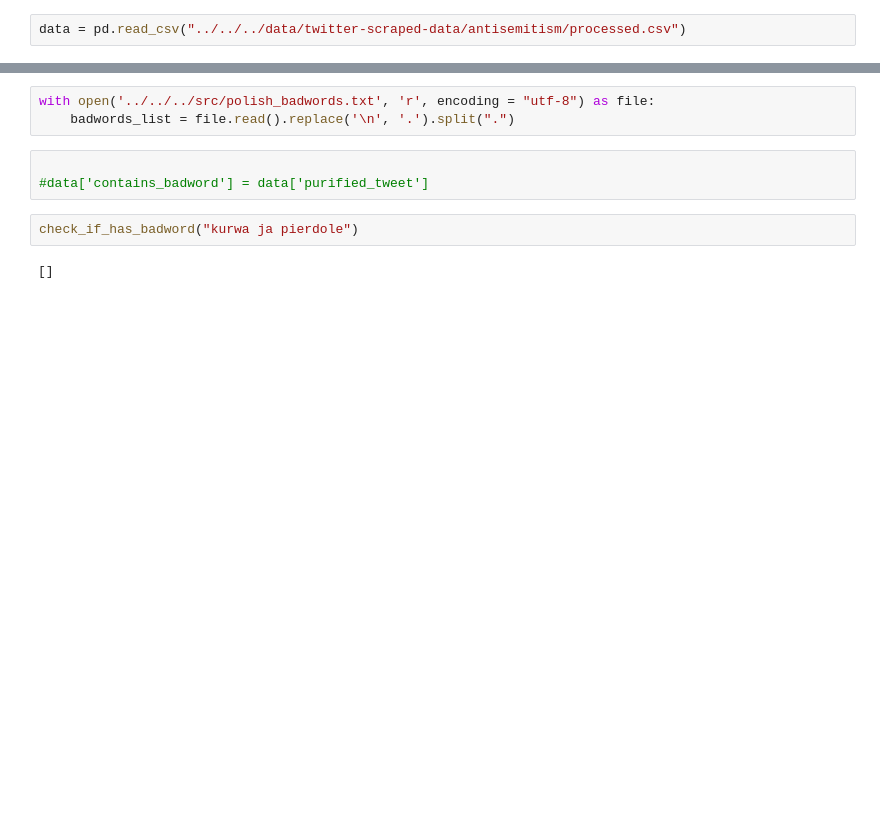
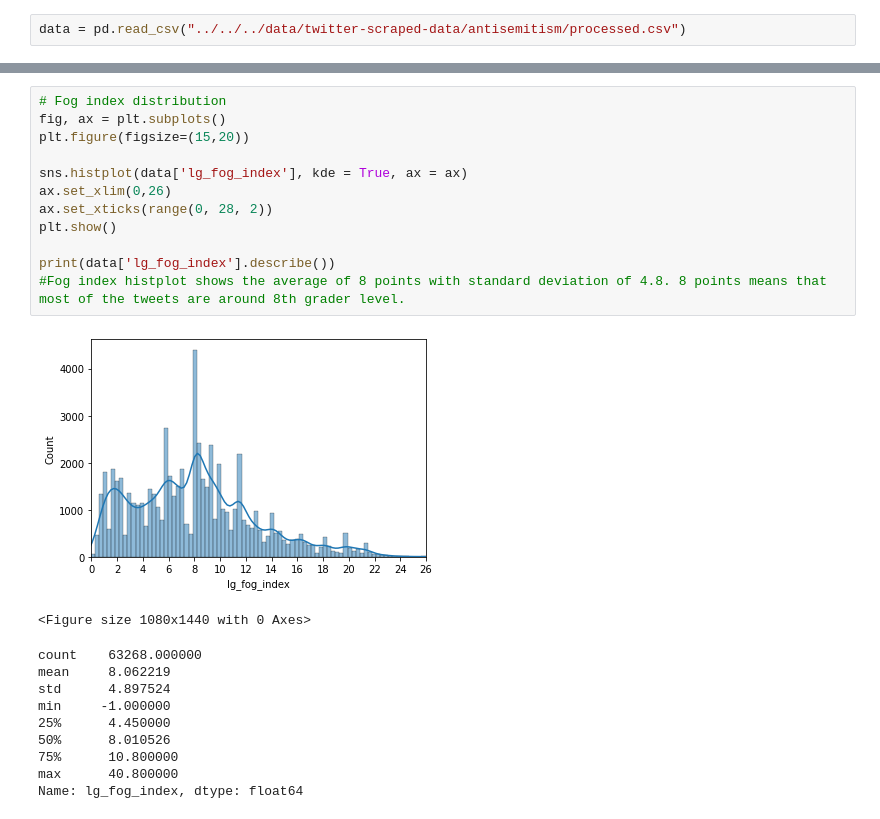
Before and after one commit to Stowarzyszenie-Pravda/pravda_toolkit, a Jupyter notebook: notebooks/narrator-notebooks/antisemitism/narrator-antisemitism.ipynb, the cells around one changed output, grey strips where cells are left out. Cells and saved outputs as stored; diff of their text form; blank space fills up the shorter version.

```diff
--- a/notebooks/narrator-notebooks/antisemitism/narrator-antisemitism.ipynb
+++ b/notebooks/narrator-notebooks/antisemitism/narrator-antisemitism.ipynb
@@ -14,13 +17,27 @@ data.head()
 | 2 | 1465096114126864391 | 1464992046821871621 | 2021-11-29 00:11:48 | @AM_Zukowska Zaden szanujacy sie ... | [] | 1329201104526127104 | Wonski4 | Hebrew Hammer | https://twitter.com/Wonski4/statu... | ... |
 | 3 | 1465082612301668364 | 1465058551106256905 | 2021-11-28 23:18:09 | @PitBrat51 o, żyd daniels opowied... | [] | 859073386584178690 | m_odziej | Młodziej ♂️ 🇵🇱 كافر #WhiteLivesMa... | https://twitter.com/m_odziej/stat... | ... |
 | 4 | 1465080064219955202 | 1464292873898237959 | 2021-11-28 23:08:01 | @MuzeumAuschwitz Przykre...cieszę... | [] | 1440208701562908680 | Anna80693377 | Anna | https://twitter.com/Anna80693377/... | ... |
-# %%
-with open('../../../src/polish_badwords.txt', 'r', encoding = "utf-8") as file:
-    badwords_list = file.read().replace('\n', '.').split(".")
-# %%
-
-#data['contains_badword'] = data['purified_tweet']
-# %%
-check_if_has_badword("kurwa ja pierdole")
-# %% [output]
-[]
+# %%
+# Fog index distribution
+fig, ax = plt.subplots()
+plt.figure(figsize=(15,20))
+
+sns.histplot(data['lg_fog_index'], kde = True, ax = ax)
+ax.set_xlim(0,26)
+ax.set_xticks(range(0, 28, 2))
+plt.show()
+
+print(data['lg_fog_index'].describe())
+#Fog index histplot shows the average of 8 points with standard deviation of 4.8. 8 points means that most of the tweets are around 8th grader level.
+# %% [output]
+[figure, added]
+<Figure size 1080x1440 with 0 Axes>
+count    63268.000000
+mean     8.062219
+std      4.897524
+min     -1.000000
+25%      4.450000
+50%      8.010526
+75%      10.800000
+max      40.800000
+Name: lg_fog_index, dtype: float64
```
Also changed, not shown: parts of 26 cells of this notebook, 3 other files.
